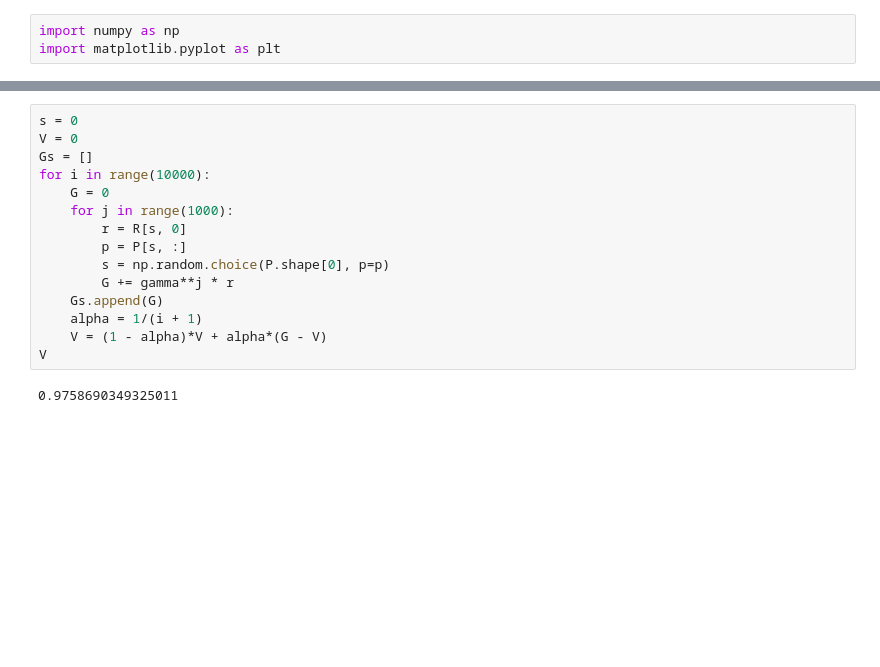
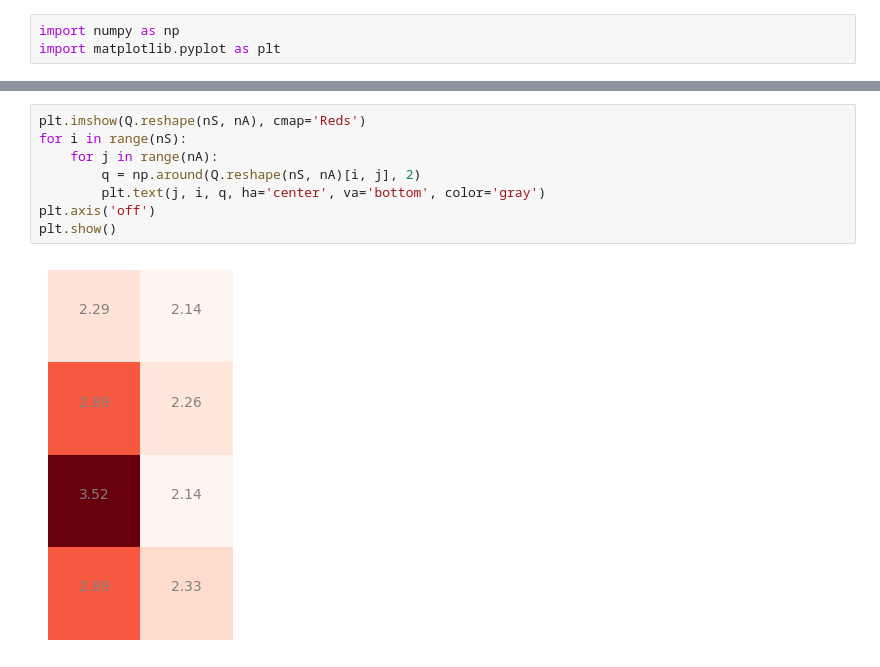
Before and after one commit to sergiorozada12/rl-basics, a Jupyter notebook: 3_markov_decision_process.ipynb, the cells around one changed output, grey strips where cells are left out. Saved outputs shown, nothing was run; the diff lists cells and outputs as text; blank space fills up the shorter version.

```diff
--- a/3_markov_decision_process.ipynb
+++ b/3_markov_decision_process.ipynb
@@ -63,17 +67,10 @@ array([[2.67353541],
-# %%
-s = 0
-V = 0
-Gs = []
-for i in range(10000):
-    G = 0
-    for j in range(1000):
-        r = R[s, 0]
-        p = P[s, :]
-        s = np.random.choice(P.shape[0], p=p)
-        G += gamma**j * r
-    Gs.append(G)
-    alpha = 1/(i + 1)
-    V = (1 - alpha)*V + alpha*(G - V)
-V
-# %% [output]
-0.9758690349325011
+# %%
+plt.imshow(Q.reshape(nS, nA), cmap='Reds')
+for i in range(nS):
+    for j in range(nA):
+        q = np.around(Q.reshape(nS, nA)[i, j], 2)
+        plt.text(j, i, q, ha='center', va='bottom', color='gray')
+plt.axis('off')
+plt.show()
+# %% [output]
+[figure, added]
```
Also changed, not shown: parts of 19 cells of this notebook, 2 other files.
